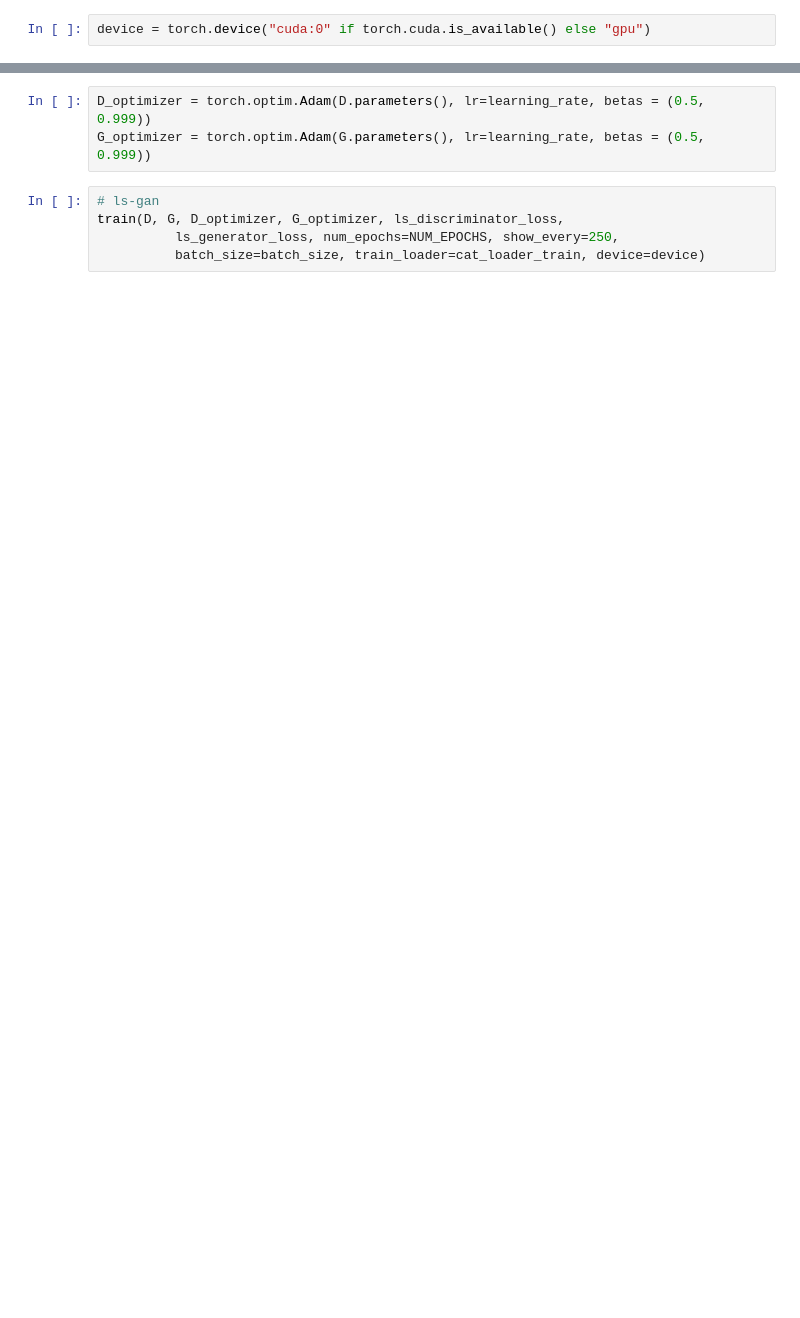
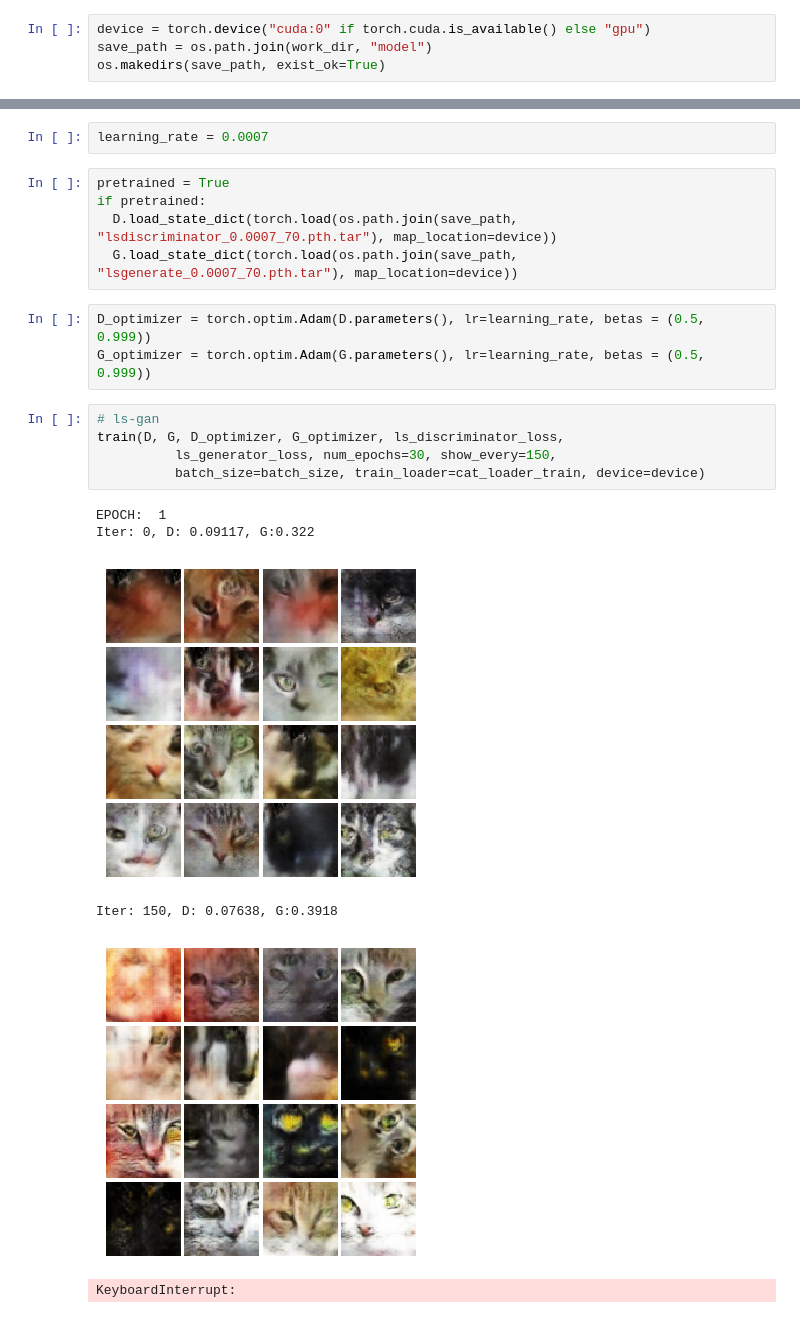
Before and after one commit to ruachang/UIUC-CS444-DL-for-cv, a Jupyter notebook: assignment4/MP4.ipynb, the cells around one changed output, grey strips where cells are left out. Saved outputs shown, nothing was run; the diff lists cells and outputs as text; blank space fills up the shorter version.

```diff
--- a/assignment4/MP4.ipynb
+++ b/assignment4/MP4.ipynb
@@ -41,6 +67,8 @@ plt.rcParams['image.cmap'] = 'gray'
 from gan.train import train
 # %%
 device = torch.device("cuda:0" if torch.cuda.is_available() else "gpu")
+save_path = os.path.join(work_dir, "model")
+os.makedirs(save_path, exist_ok=True)
 # %% [markdown]
 # GAN loss functions
 # %% [markdown]
@@ -178,11 +233,25 @@ train(D, G, D_optimizer, G_optimizer, discriminator_loss,
 # %%
 D = Discriminator().to(device)
 G = Generator(noise_dim=NOISE_DIM).to(device)
+# %%
+learning_rate = 0.0007
+# %%
+pretrained = True
+if pretrained:
+  D.load_state_dict(torch.load(os.path.join(save_path, "lsdiscriminator_0.0007_70.pth.tar"), map_location=device))
+  G.load_state_dict(torch.load(os.path.join(save_path, "lsgenerate_0.0007_70.pth.tar"), map_location=device))
 # %%
 D_optimizer = torch.optim.Adam(D.parameters(), lr=learning_rate, betas = (0.5, 0.999))
 G_optimizer = torch.optim.Adam(G.parameters(), lr=learning_rate, betas = (0.5, 0.999))
 # %%
 # ls-gan
 train(D, G, D_optimizer, G_optimizer, ls_discriminator_loss,
-          ls_generator_loss, num_epochs=NUM_EPOCHS, show_every=250,
+          ls_generator_loss, num_epochs=30, show_every=150,
           batch_size=batch_size, train_loader=cat_loader_train, device=device)
+# %% [output]
+EPOCH:  1
+Iter: 0, D: 0.09117, G:0.322
+[figure, added]
+Iter: 150, D: 0.07638, G:0.3918
+[figure, added]
+KeyboardInterrupt:
```
Also changed, not shown: parts of 20 cells of this notebook, 3 other files.
